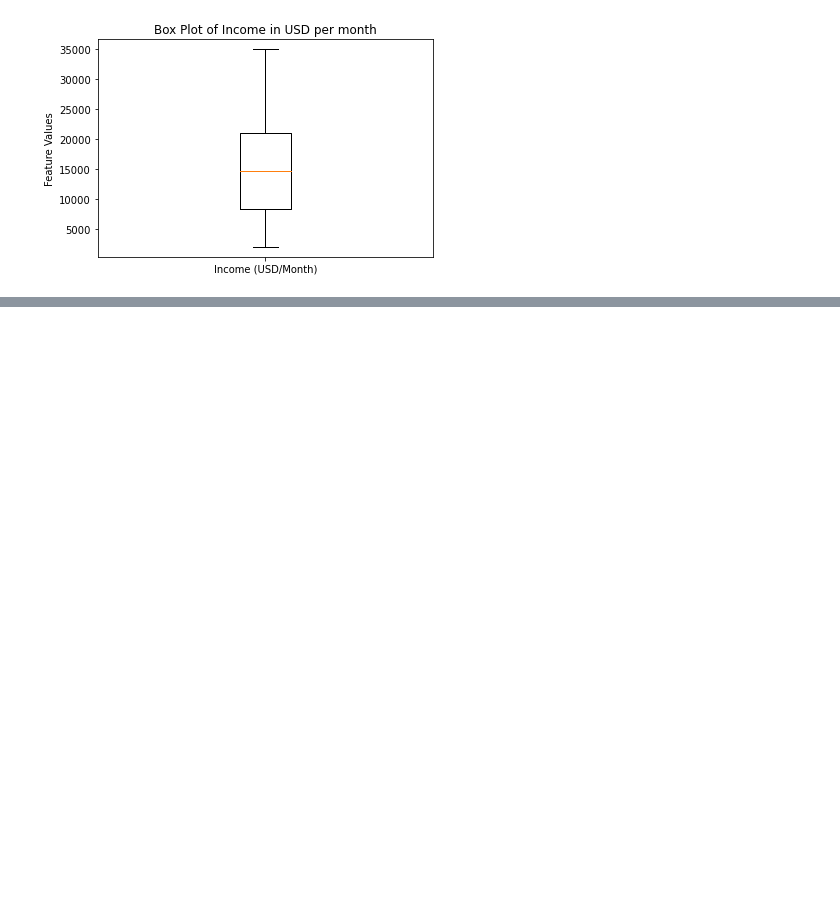
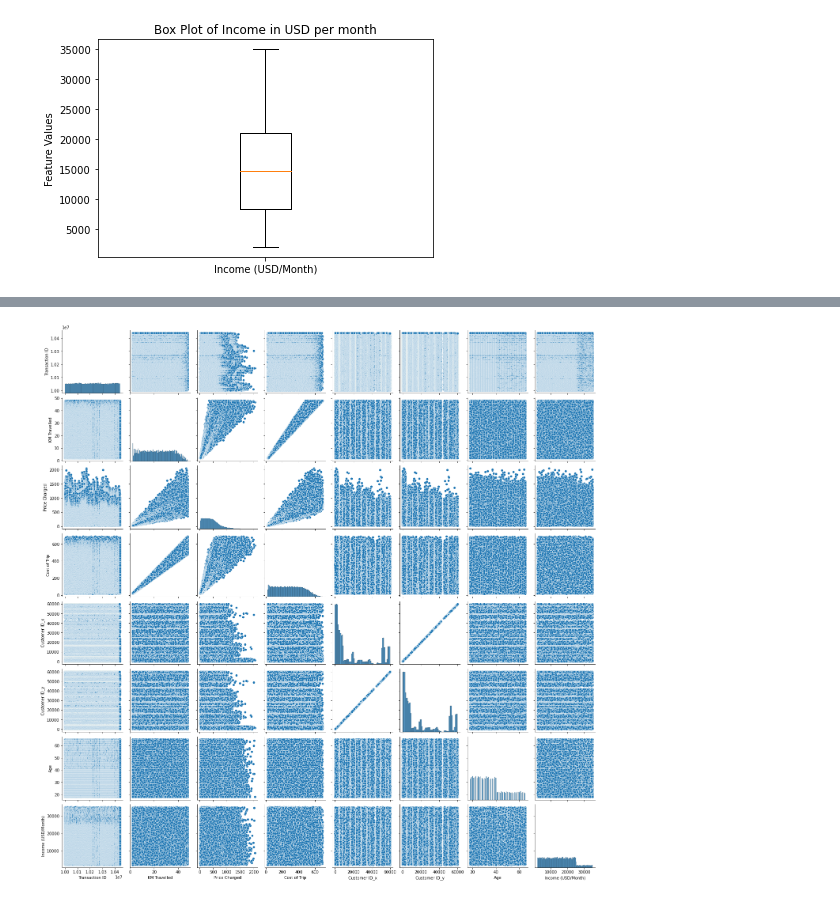
Before and after one commit to sripallavi17/Cab-Investment-firm, a Jupyter notebook: G2M_insight_for_cab_investment_firm.ipynb, the cells around one changed output, grey strips where cells are left out. Cells and saved outputs as stored; diff of their text form; code cells hidden in the pictures; blank space fills up the shorter version.

```diff
--- a/G2M_insight_for_cab_investment_firm.ipynb
+++ b/G2M_insight_for_cab_investment_firm.ipynb
@@ -380,0 +405,7 @@ plt.show()
+# %%
+import seaborn as sns
+import matplotlib.pyplot as plt
+sns.pairplot(merge_final)
+plt.show()
+# %% [output]
+[figure, added]
```
Also changed, not shown: parts of 2 cells of this notebook.
